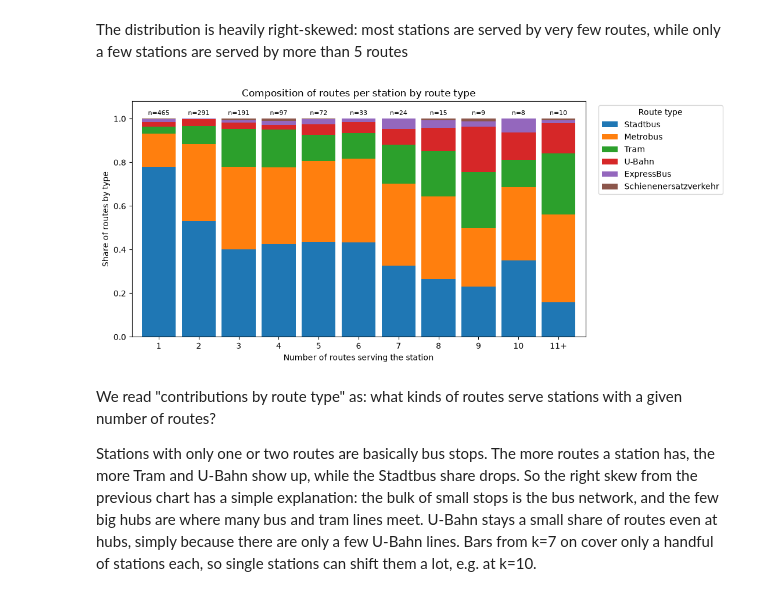
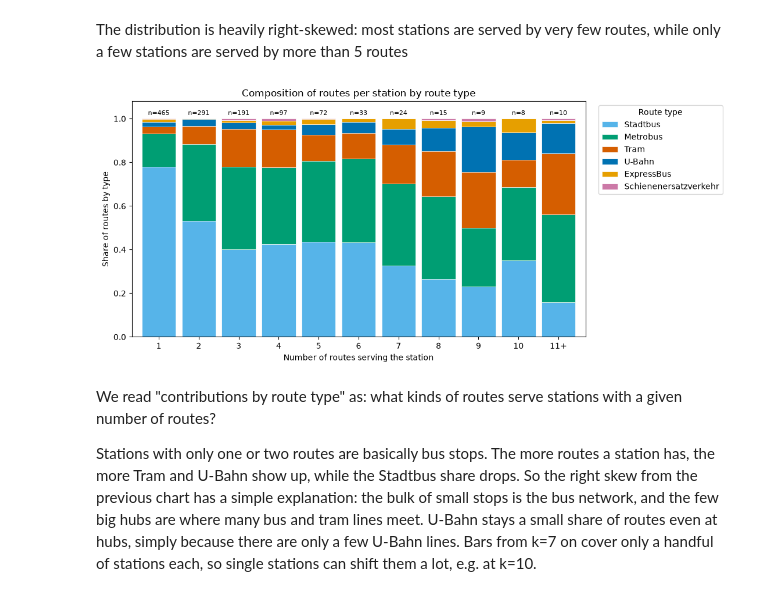
Before and after one commit to dimitrisavellas/Vizualization_Project-, a Jupyter notebook: problem_1_solution.ipynb, the cells around one changed output. Drawn from its saved outputs; the diff is of its cells as text; code cells hidden in the pictures.

Commit message:
changed the colour pattern, refined some of the plots-somewhat detailed polishing

```diff
--- a/problem_1_solution.ipynb
+++ b/problem_1_solution.ipynb
@@ -8,6 +8,25 @@ import numpy as np
 import matplotlib.pyplot as plt
 import seaborn as sns
 from pathlib import Path
+# %%
+# Shared palette, same conventions as problem 2
+PRIMARY = "#1f5aa6"   # single-series charts
+
+# Okabe-Ito (colorblind safe), fixed so each route type has the same color in every chart
+TYPE_COLORS = {
+    "Stadtbus":              "#56B4E9",
+    "Metrobus":              "#009E73",
+    "Tram":                  "#D55E00",
+    "U-Bahn":                "#0072B2",
+    "ExpressBus":            "#E69F00",
+    "Schienenersatzverkehr": "#CC79A7",
+}
+
+# Weekday and weekend as overlapping filled histograms; blue/orange is a colorblind-safe pair
+DAY_STYLE = {
+    "Weekday": dict(color=PRIMARY, alpha=0.5, edgecolor="white"),
+    "Weekend": dict(color="#E69F00", alpha=0.5, edgecolor="white"),
+}
 # %% [markdown]
 Importing the data
 
@@ -319,34 +338,36 @@ The distribution is heavily right-skewed: most stations are served by very few r
 # %%
 K_MAX = 11  # k >= 11 merged into one group
 
 type_order = station_routes['route_desc'].value_counts().index
 
 pairs = station_routes.merge(routes_per_station[['station', 'num_routes']], on='station')
 pairs['k'] = pairs['num_routes'].clip(upper=K_MAX)
 
 contrib = pairs.groupby(['k', 'route_desc']).size().unstack(fill_value=0)[type_order]
 shares = contrib.div(contrib.sum(axis=1), axis=0)
 
 n_stations = routes_per_station['num_routes'].clip(upper=K_MAX).value_counts().sort_index()
 labels = [str(k) if k < K_MAX else f'{K_MAX}+' for k in shares.index]
 
 fig, ax = plt.subplots(figsize=(11, 5))
-shares.plot.bar(stacked=True, ax=ax, width=0.85)
+shares.plot.bar(stacked=True, ax=ax, width=0.85,
+                color=[TYPE_COLORS[t] for t in shares.columns],
+                edgecolor="white", linewidth=0.5)
 
 for i, n in enumerate(n_stations):
     ax.text(i, 1.01, f'n={n}', ha='center', va='bottom', fontsize=8)
 
 ax.set_xticklabels(labels, rotation=0)
 ax.set_xlabel('Number of routes serving the station')
 ax.set_ylabel('Share of routes by type')
 ax.set_ylim(0, 1.08)
 ax.set_title('Composition of routes per station by route type')
 ax.legend(title='Route type', bbox_to_anchor=(1.02, 1), loc='upper left')
 
 plt.tight_layout()
 plt.show()
 # %% [output]
-[figure, old version]
+[figure, new version]
 # %% [markdown]
 We read "contributions by route type" as: what kinds of routes serve stations with a given number of routes?
 
```
Also changed, not shown: parts of 8 cells of this notebook.
